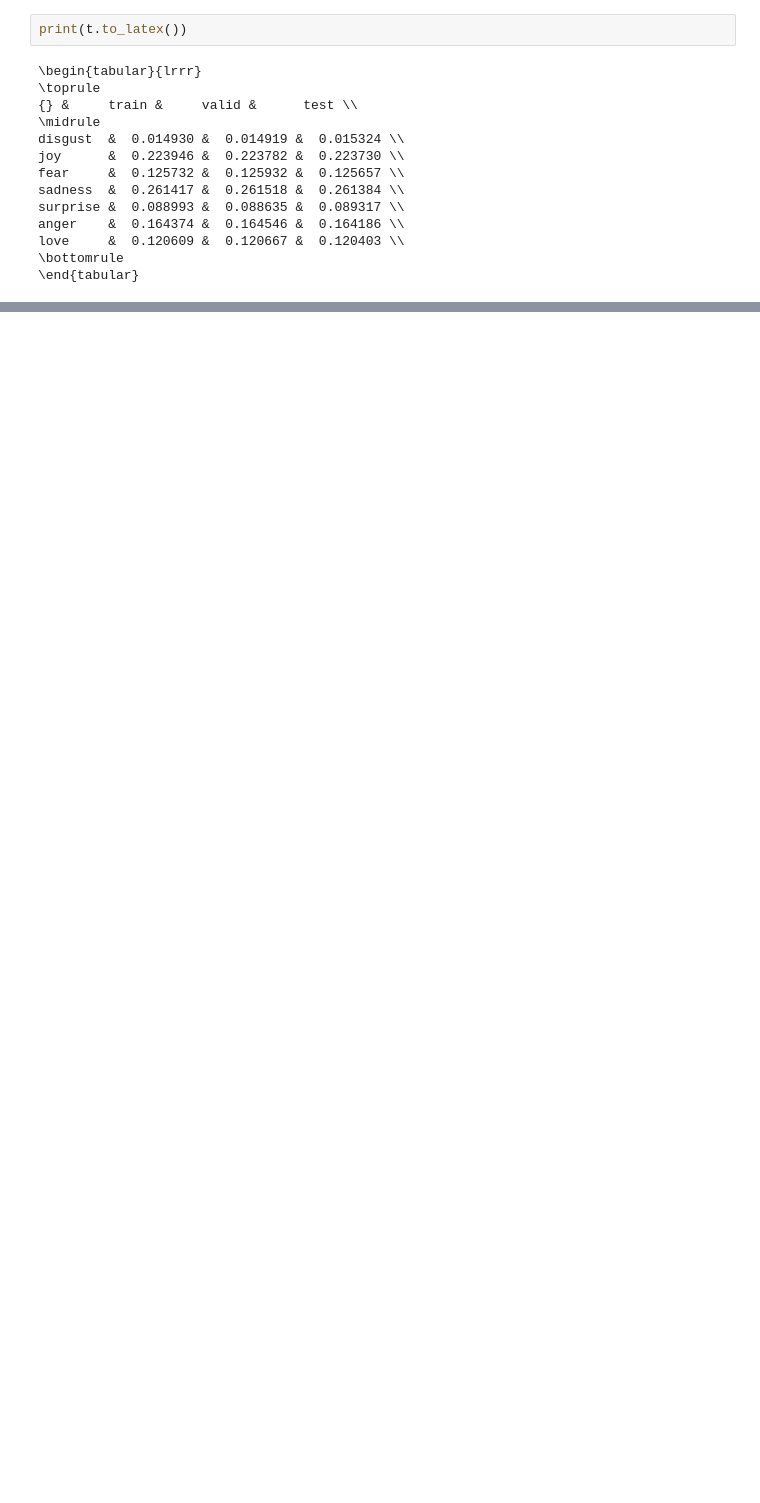
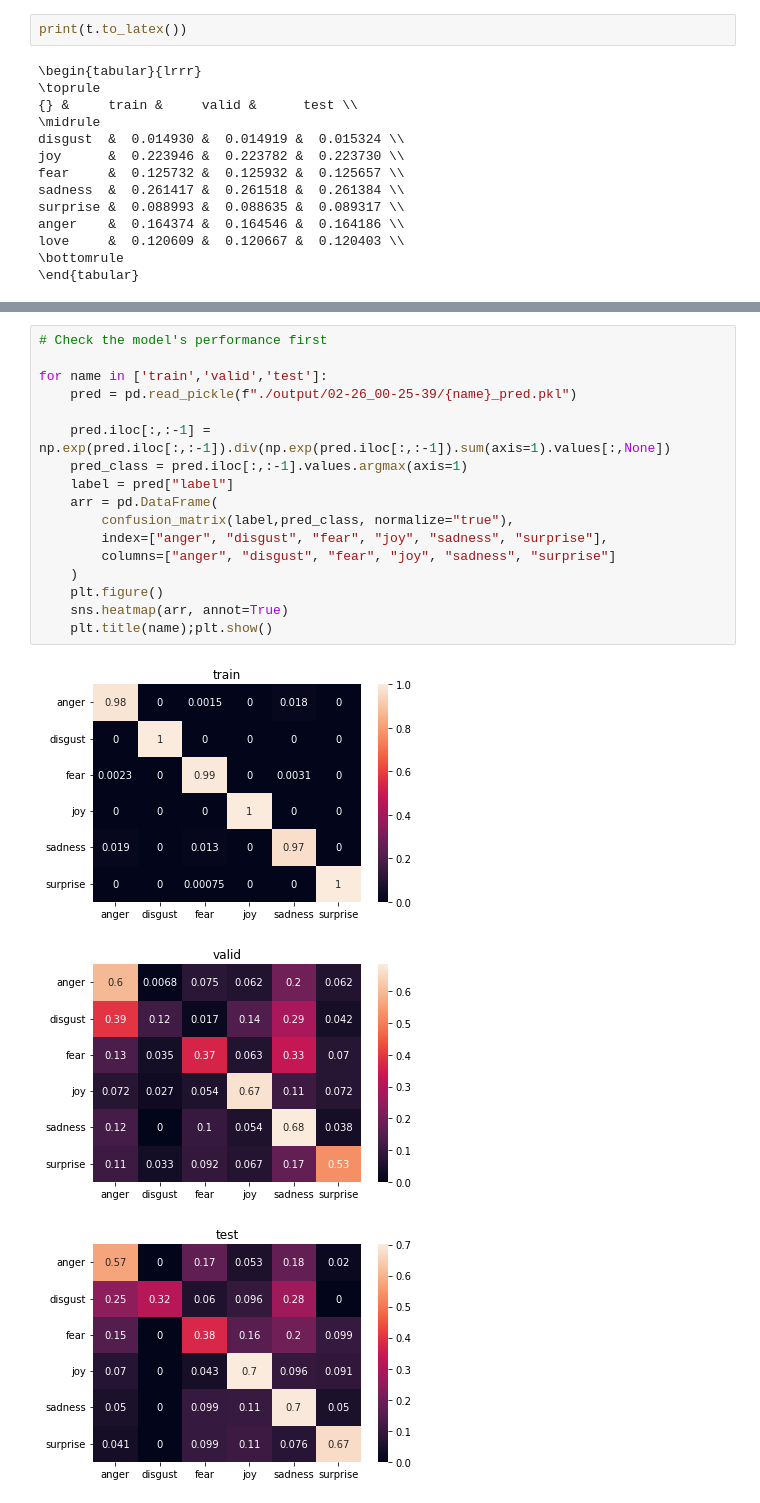
Before and after one commit to linhx25/VisualEmotion, a Jupyter notebook: merge.ipynb, the cells around one changed output, grey strips where cells are left out. Drawn from its saved outputs; the diff is of its cells as text; blank space fills up the shorter version.

```diff
--- a/merge.ipynb
+++ b/merge.ipynb
@@ -130,0 +133,21 @@ love     &  0.120609 &  0.120667 &  0.120403 \\
+# %%
+# Check the model's performance first
+
+for name in ['train','valid','test']:
+    pred = pd.read_pickle(f"./output/02-26_00-25-39/{name}_pred.pkl")
+
+    pred.iloc[:,:-1] = np.exp(pred.iloc[:,:-1]).div(np.exp(pred.iloc[:,:-1]).sum(axis=1).values[:,None])
+    pred_class = pred.iloc[:,:-1].values.argmax(axis=1)
+    label = pred["label"]
+    arr = pd.DataFrame(
+        confusion_matrix(label,pred_class, normalize="true"),
+        index=["anger", "disgust", "fear", "joy", "sadness", "surprise"],
+        columns=["anger", "disgust", "fear", "joy", "sadness", "surprise"]
+    )
+    plt.figure()
+    sns.heatmap(arr, annot=True)
+    plt.title(name);plt.show()
+# %% [output]
+[figure, added]
+[figure, added]
+[figure, added]
```
Also changed, not shown: parts of 20 cells of this notebook, 1 other file.
